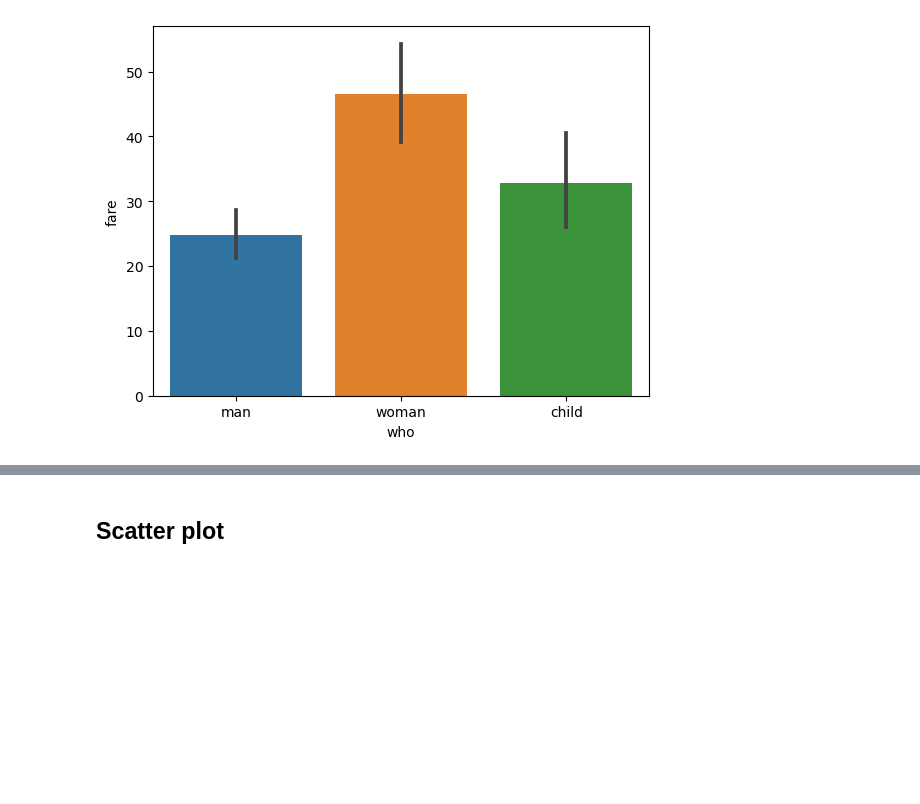
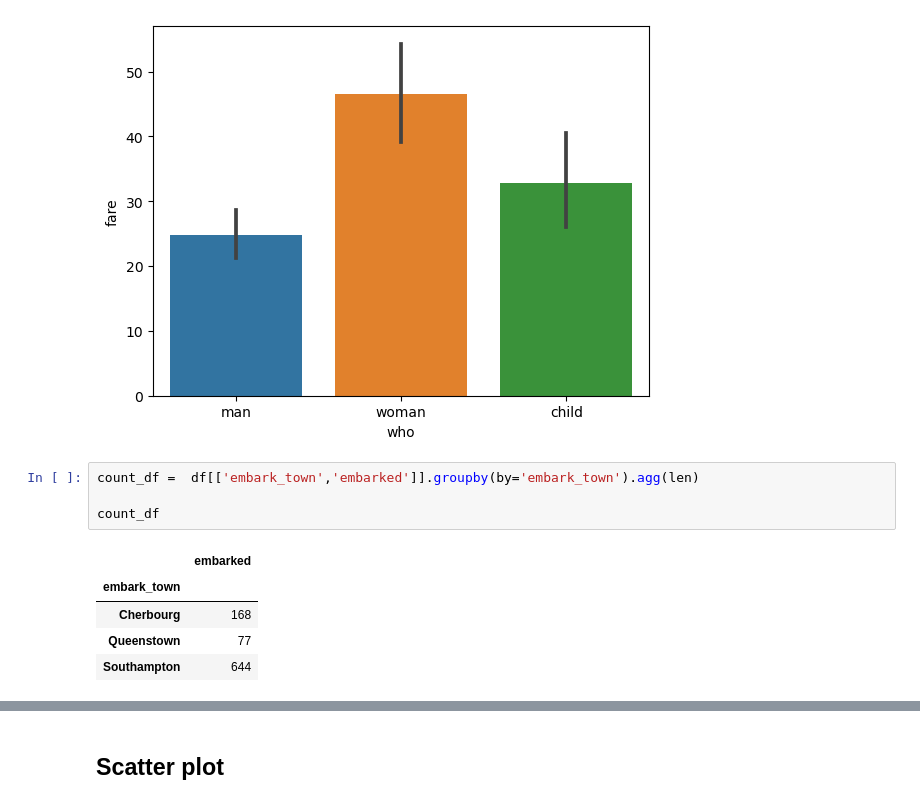
Before and after one commit to chuck-ankit/Python, a Jupyter notebook: Learning/05b_Matplotlib_Seaborn.ipynb, the cells around one changed output, grey strips where cells are left out. Cells and saved outputs as stored; diff of their text form; blank space fills up the shorter version.

```diff
--- a/Learning/05b_Matplotlib_Seaborn.ipynb
+++ b/Learning/05b_Matplotlib_Seaborn.ipynb
@@ -293,3 +293,13 @@ plt.show()
 # %% [output]
 [figure]
 [figure]
+# %%
+count_df =  df[['embark_town','embarked']].groupby(by='embark_town').agg(len)
+
+count_df
+# %% [output]
+|  | embarked |
+| embark_town |  |
+| Cherbourg | 168 |
+| Queenstown | 77 |
+| Southampton | 644 |
```
Also changed, not shown: parts of 1 cell of this notebook.
